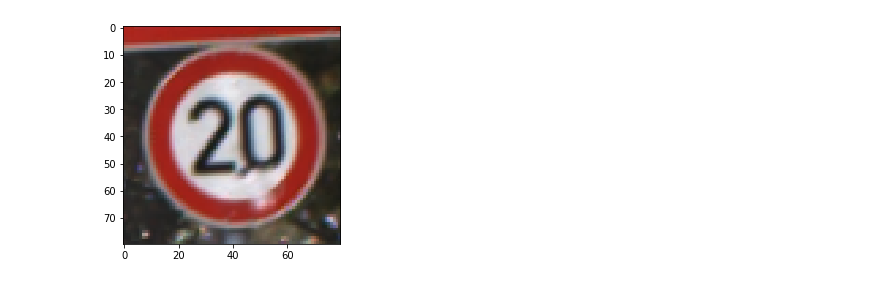
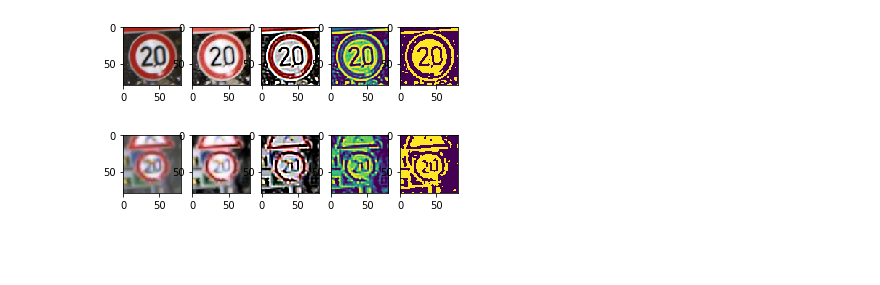
Before and after one commit to RanaMostafaAbdElMohsen/Traffic_Sign_Recognition, a Jupyter notebook: Source_Code/Feature_Extraction/Segmentation.ipynb, the cells around one changed output. Saved outputs shown, nothing was run; the diff lists cells and outputs as text; code cells hidden in the pictures; blank space fills up the shorter version.

Commit message:
New Proposed Segmentation Algo+Made code more modular

```diff
--- a/Source_Code/Feature_Extraction/Segmentation.ipynb
+++ b/Source_Code/Feature_Extraction/Segmentation.ipynb
@@ -63,0 +77,8 @@ def Segmentation(img):
+# %%
+def Convert2Grayscale(img):
+    return skimage.color.rgb2gray(img)
+# %%
+def ThresholdSegmentationOtsu(img):
+    t = skimage.filters.threshold_otsu(img)
+    mask = img > t
+    return mask
@@ -64,4 +88,22 @@ def Segmentation(img):
+# %%
+def ProposedSegmentationAlgo(path):
+    img=loadSampleImg(path)
+    img_to_yuv = cv2.cvtColor(img,cv2.COLOR_RGB2YUV)
+    img_to_yuv[:,:,0] = cv2.equalizeHist(img_to_yuv[:,:,0])
+    hist_equalization_result = cv2.cvtColor(img_to_yuv, cv2.COLOR_YUV2RGB)
+    edgeEnhanced=edgeEnhancement(hist_equalization_result)
+    gray= Convert2Grayscale(edgeEnhanced)
+    segmentedImg=ThresholdSegmentationOtsu(gray)
+    fig, ax = plt.subplots(nrows=1, ncols=5)
+    ax[0].imshow(img)
+    ax[1].imshow(hist_equalization_result)
+    ax[2].imshow(edgeEnhanced)
+    ax[3].imshow(gray)
+    ax[4].imshow(segmentedImg)
+    plt.show()
 # %%
-img=loadSampleImg('../DataSet/Training_DataSet/Final_Training/Images/00000/00000_00024.ppm')
+ProposedSegmentationAlgo('../DataSet/Training_DataSet/Final_Training/Images/00000/00000_00024.ppm')
+ProposedSegmentationAlgo('../DataSet/Training_DataSet/Final_Training/Images/00000/00000_00000.ppm')
 # %% [output]
-[figure, old version]
+[figure, new version]
+[figure, added]
```
Also changed, not shown: parts of 18 cells of this notebook, 2 other files.
